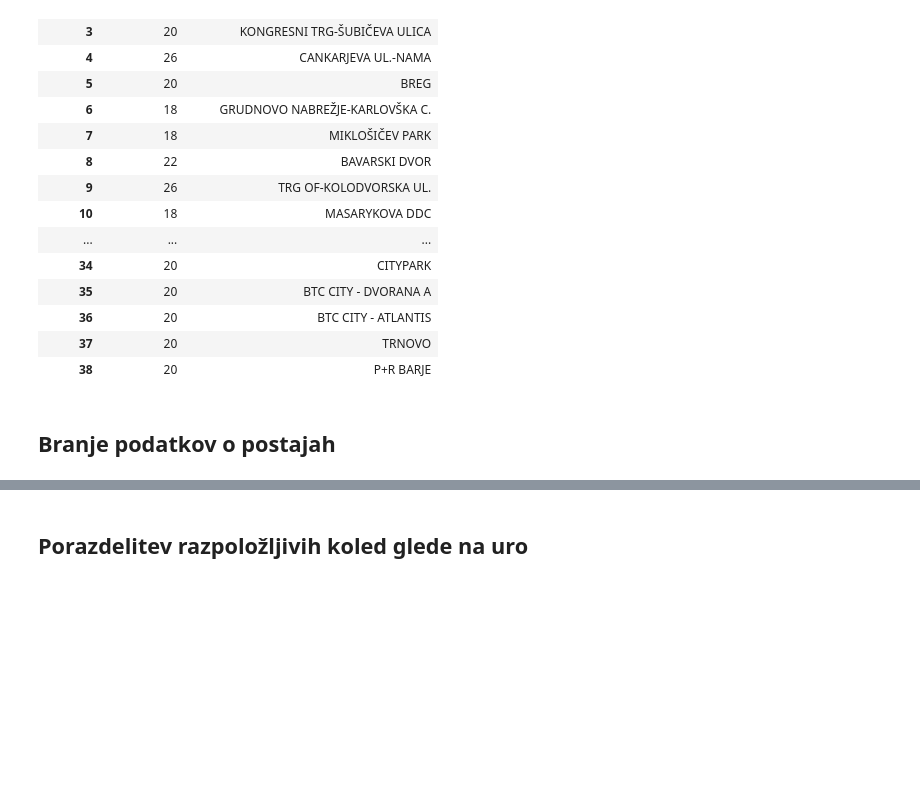
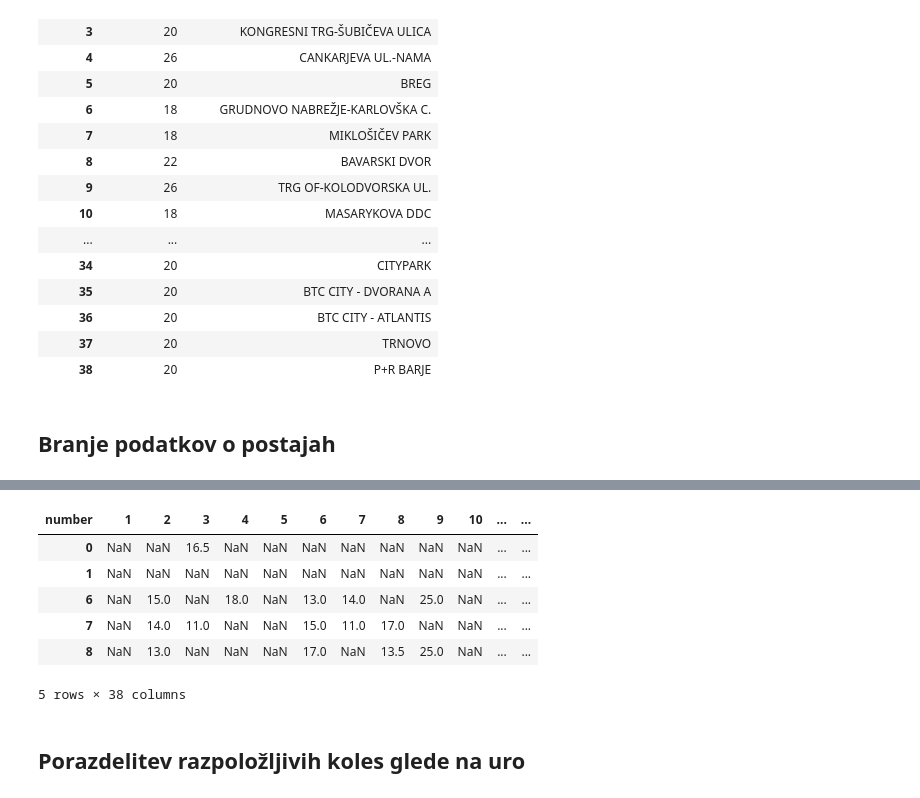
Before and after one commit to KrOstir/varia, a Jupyter notebook: bicikelj_analyze.ipynb, the cells around one changed output, grey strips where cells are left out. Cells and saved outputs as stored; diff of their text form; code cells hidden in the pictures; blank space fills up the shorter version.

```diff
--- a/bicikelj_analyze.ipynb
+++ b/bicikelj_analyze.ipynb
@@ -121,6 +123,15 @@ station_data_full.head()
 station_data_available = station_data_full.pivot(columns='number', values='available_bike_stands')
 # %%
 station_data_hour = station_data_available.groupby(station_data_available.index.hour).aggregate("mean")
+station_data_hour.head()
+# %% [output]
+| number | 1 | 2 | 3 | 4 | 5 | 6 | 7 | 8 | 9 | 10 | ... | ... |
+| 0 | NaN | NaN | 16.5 | NaN | NaN | NaN | NaN | NaN | NaN | NaN | ... | ... |
+| 1 | NaN | NaN | NaN | NaN | NaN | NaN | NaN | NaN | NaN | NaN | ... | ... |
+| 6 | NaN | 15.0 | NaN | 18.0 | NaN | 13.0 | 14.0 | NaN | 25.0 | NaN | ... | ... |
+| 7 | NaN | 14.0 | 11.0 | NaN | NaN | 15.0 | 11.0 | 17.0 | NaN | NaN | ... | ... |
+| 8 | NaN | 13.0 | NaN | NaN | NaN | 17.0 | NaN | 13.5 | 25.0 | NaN | ... | ... |
+5 rows × 38 columns
 # %% [markdown]
-## Porazdelitev razpoložljivih koled glede na uro
+## Porazdelitev razpoložljivih koles glede na uro
 # %%
```
Also changed, not shown: parts of 10 cells of this notebook, 4 other files.
